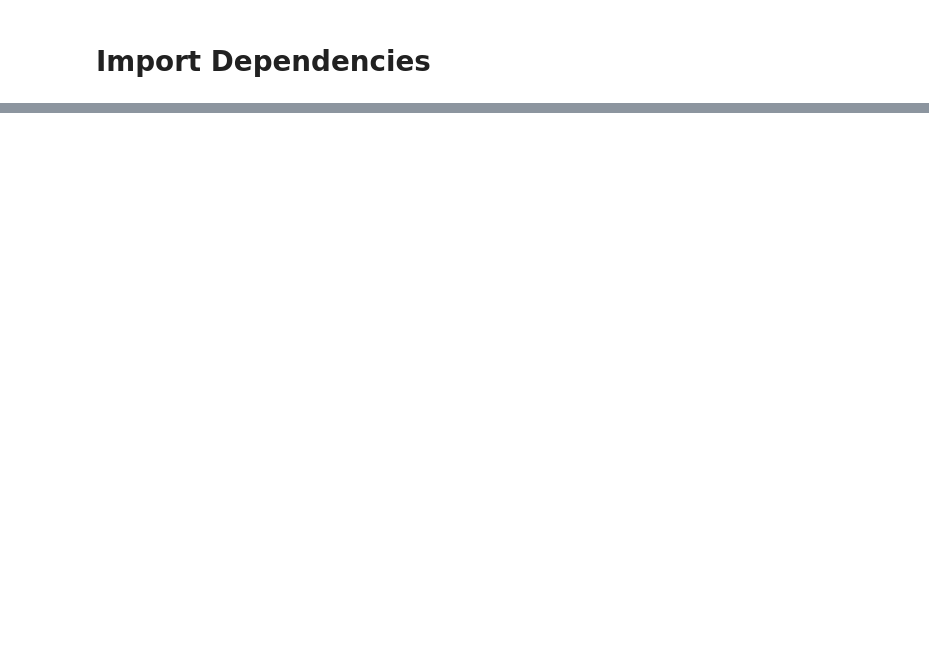
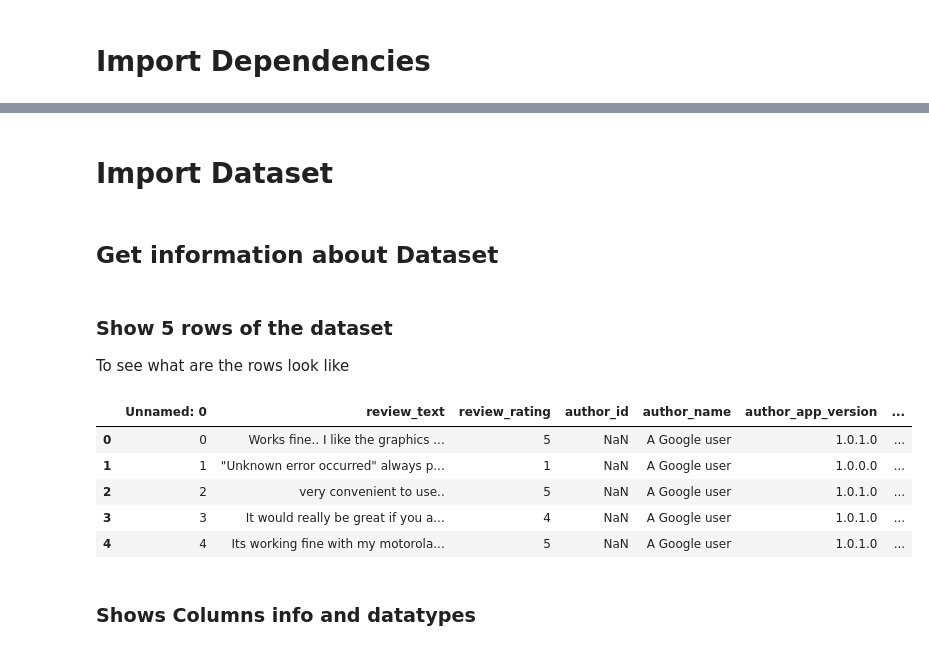
Before and after one commit to cooldragon12/gcash-review-sentiment-analysis, a Jupyter notebook: gcash_review_sentiment_analysis.ipynb, the cells around one changed output, grey strips where cells are left out. Saved outputs shown, nothing was run; the diff lists cells and outputs as text; code cells hidden in the pictures; blank space fills up the shorter version.

```diff
--- a/gcash_review_sentiment_analysis.ipynb
+++ b/gcash_review_sentiment_analysis.ipynb
@@ -105,0 +110,21 @@ from wordcloud import WordCloud
+# %% [markdown]
+# Import Dataset
+# %%
+df = pd.read_csv("Dataset/gcash_review_dataset.zip", compression="zip")
+# %% [markdown]
+## Get information about Dataset
+# %% [markdown]
+### Show 5 rows of the dataset
+
+To see what are the rows look like
+# %%
+df.head(5)
+# %% [output]
+|  | Unnamed: 0 | review_text | review_rating | author_id | author_name | author_app_version | ... |
+| 0 | 0 | Works fine.. I like the graphics ... | 5 | NaN | A Google user | 1.0.1.0 | ... |
+| 1 | 1 | "Unknown error occurred" always p... | 1 | NaN | A Google user | 1.0.0.0 | ... |
+| 2 | 2 | very convenient to use.. | 5 | NaN | A Google user | 1.0.1.0 | ... |
+| 3 | 3 | It would really be great if you a... | 4 | NaN | A Google user | 1.0.1.0 | ... |
+| 4 | 4 | Its working fine with my motorola... | 5 | NaN | A Google user | 1.0.1.0 | ... |
+# %% [markdown]
+### Shows Columns info and datatypes
```
Also changed, not shown: parts of 18 cells of this notebook.
